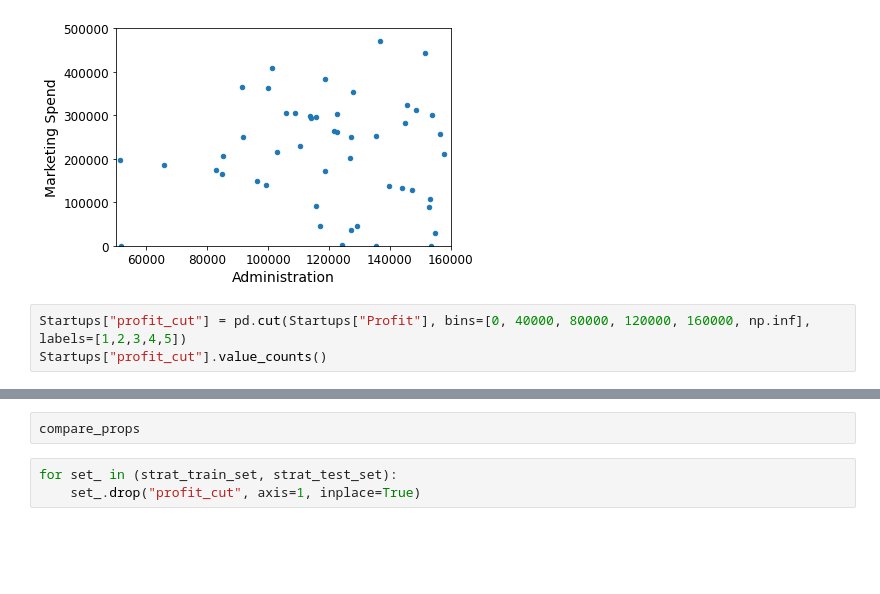
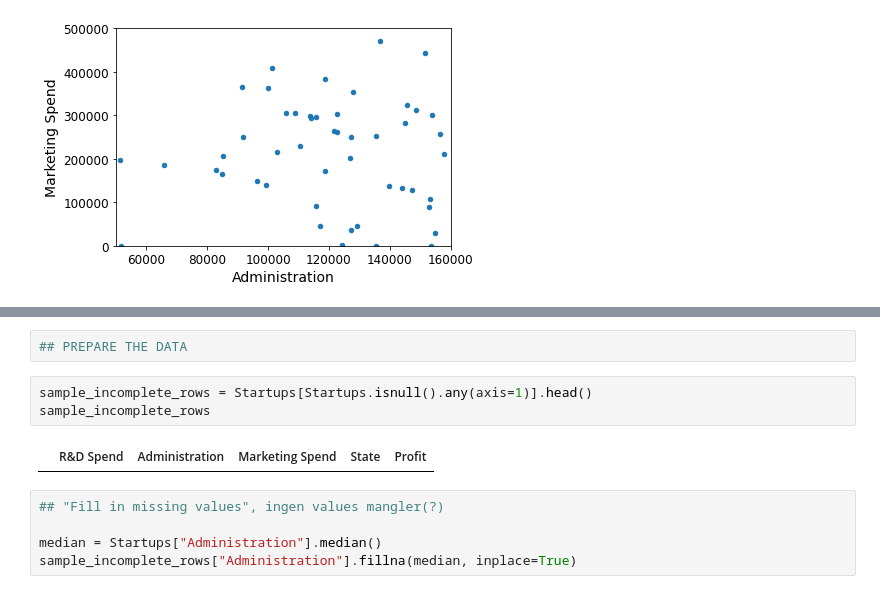
Before and after one commit to SorenHersomNielsen/Mandatory-project, a Jupyter notebook: Untitled.ipynb, the cells around one changed output, grey strips where cells are left out. Saved outputs shown, nothing was run; the diff lists cells and outputs as text; blank space fills up the shorter version.

Commit message:
Data cleaning

```diff
--- a/Untitled.ipynb
+++ b/Untitled.ipynb
@@ -90,6 +92,3 @@ plt.axis([50000, 160000, 0, 500000])
 # %% [output]
 (50000.0, 160000.0, 0.0, 500000.0)
 [figure]
-# %%
-Startups["profit_cut"] = pd.cut(Startups["Profit"], bins=[0, 40000, 80000, 120000, 160000, np.inf], labels=[1,2,3,4,5])
-Startups["profit_cut"].value_counts()
@@ -126,5 +95,12 @@ compare_props["Strat. %error"] = 100 * compare_props["Stratified"] / compare_pro
-# %%
-compare_props
-# %%
-for set_ in (strat_train_set, strat_test_set):
-    set_.drop("profit_cut", axis=1, inplace=True)
+# %%
+## PREPARE THE DATA
+# %%
+sample_incomplete_rows = Startups[Startups.isnull().any(axis=1)].head()
+sample_incomplete_rows
+# %% [output]
+|  | R&D Spend | Administration | Marketing Spend | State | Profit |
+# %%
+## "Fill in missing values", ingen values mangler(?)
+
+median = Startups["Administration"].median()
+sample_incomplete_rows["Administration"].fillna(median, inplace=True)
```
Also changed, not shown: parts of 7 cells of this notebook.
